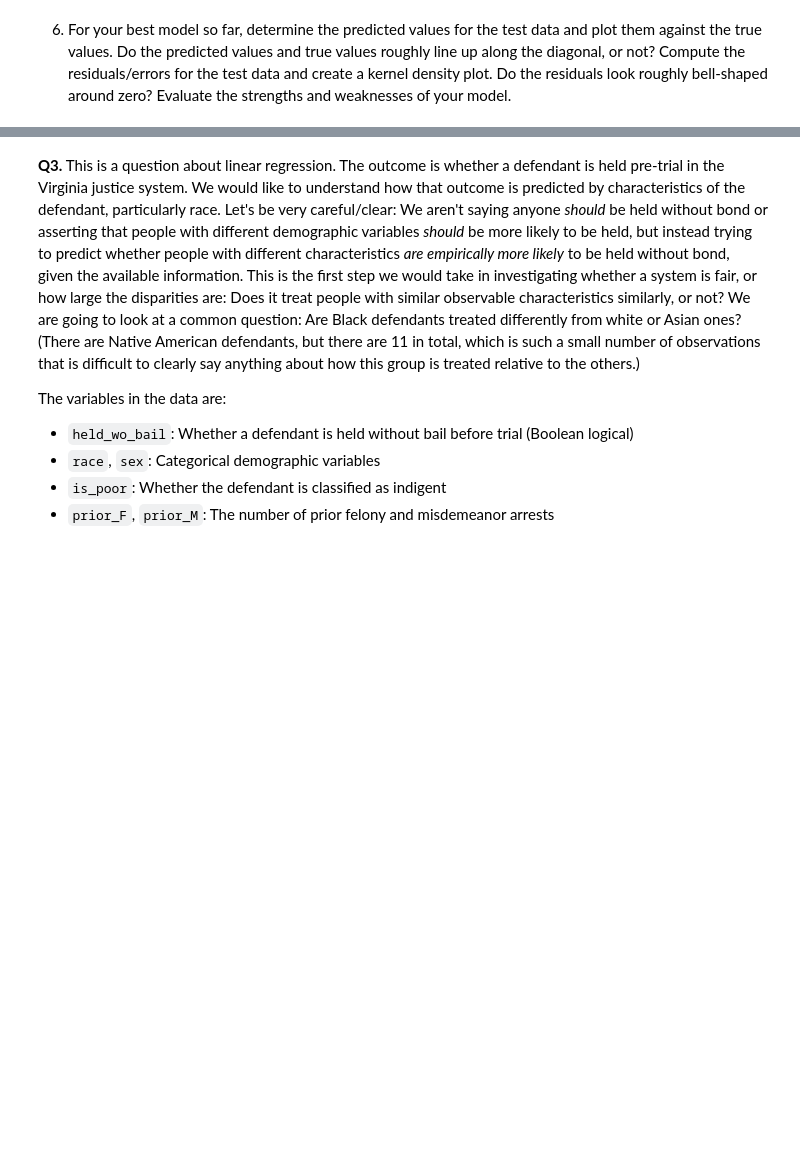
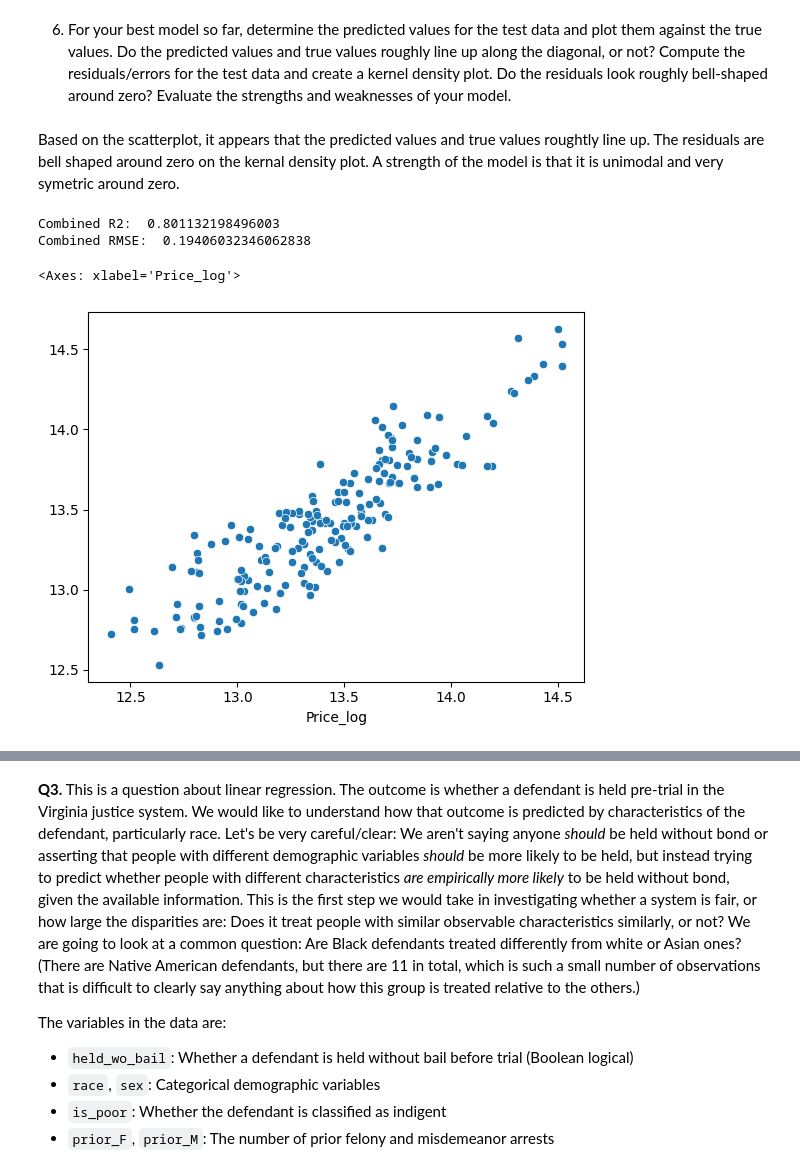
Before and after one commit to awhitehouse1/linearRegression, a Jupyter notebook: assignment.ipynb, the cells around one changed output, grey strips where cells are left out. Cells and saved outputs as stored; diff of their text form; code cells hidden in the pictures; blank space fills up the shorter version.

```diff
--- a/assignment.ipynb
+++ b/assignment.ipynb
@@ -169,6 +254,16 @@ Volkswagen     13.457406  13.579788
 3. Split the data into an 80% training set and a 20% testing set.
 # %%
 from sklearn.model_selection import train_test_split
-y = df['Price']
-X = df.loc[:, ['Review Scores Rating', 'Neighborhood ']]
-X_train, X_test, y_train, y_test = train_test_split(X,y,test_size=.2,random_state=100)
+from sklearn import linear_model
+
+print(df.describe())  # there are 976 rows
+
+df = df.sample(frac=1, random_state=100)
+
+# split 80% of the data into the training set
+train_data = df[:int(976 * .8)]
+y_train = train_data['Price_log']
+
+# split 20% of the data
+test_data = df[int(976 * .8):]
+y_test = test_data['Price_log']
@@ -179,2 +411,17 @@ X_train, X_test, y_train, y_test = train_test_split(X,y,test_size=.2,random_stat
 # %% [markdown]
 6. For your best model so far, determine the predicted values for the test data and plot them against the true values. Do the predicted values and true values roughly line up along the diagonal, or not? Compute the residuals/errors for the test data and create a kernel density plot. Do the residuals look roughly bell-shaped around zero? Evaluate the strengths and weaknesses of your model.
+# %% [markdown]
+Based on the scatterplot, it appears that the predicted values and true values roughtly line up. The residuals are bell shaped around zero on the kernal density plot. A strength of the model is that it is unimodal and very symetric around zero.
+# %%
+reg_combined = linear_model.LinearRegression().fit(X_train_combined,y_train)
+y_hat_combined = reg_combined.predict(X_test_combined)
+print('Combined R2: ', reg_combined.score(X_test_combined,y_test))
+rmse_combined = np.sqrt( np.mean( (y_test - y_hat_combined)**2 ))
+print('Combined RMSE: ', rmse_combined)
+
+sns.scatterplot(x=y_test, y=y_hat_combined)
+# %% [output]
+Combined R2:  0.801132198496003
+Combined RMSE:  0.19406032346062838
+<Axes: xlabel='Price_log'>
+[figure, added]
```
Also changed, not shown: parts of 21 cells of this notebook.
